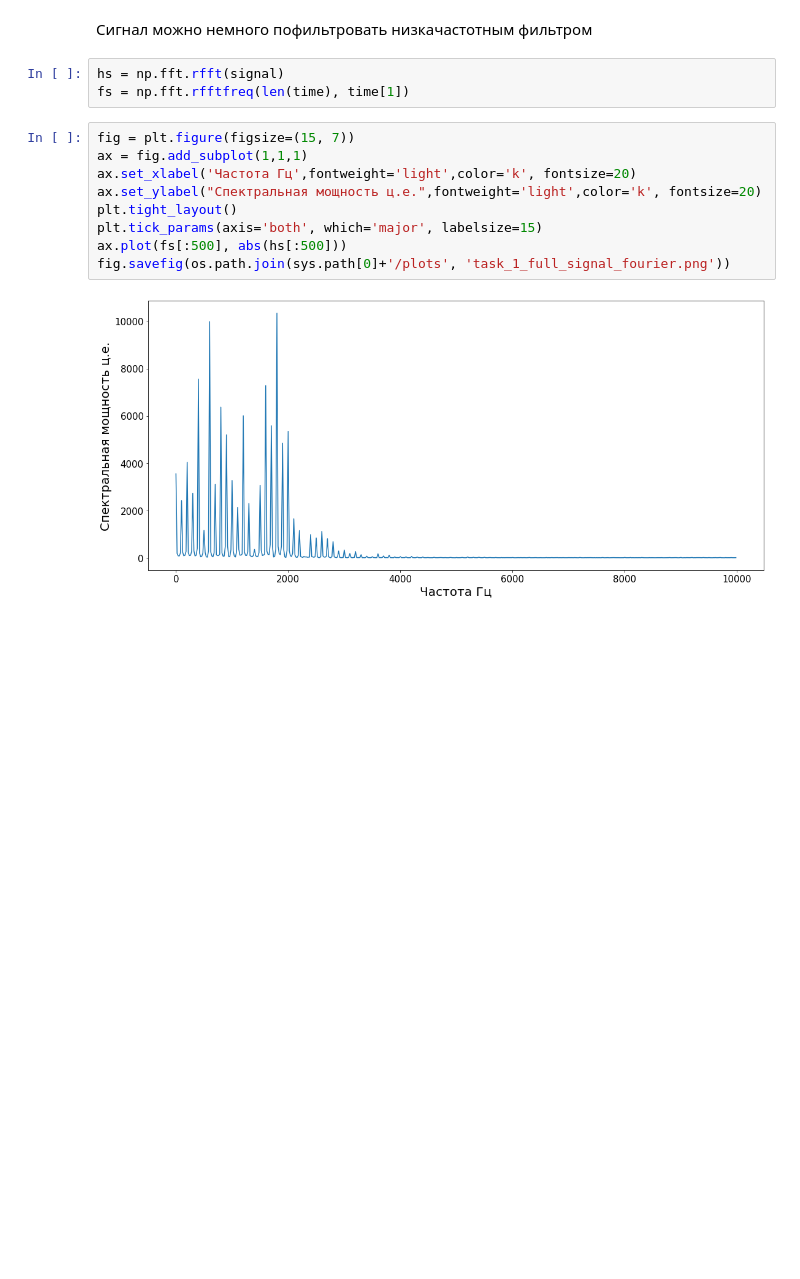
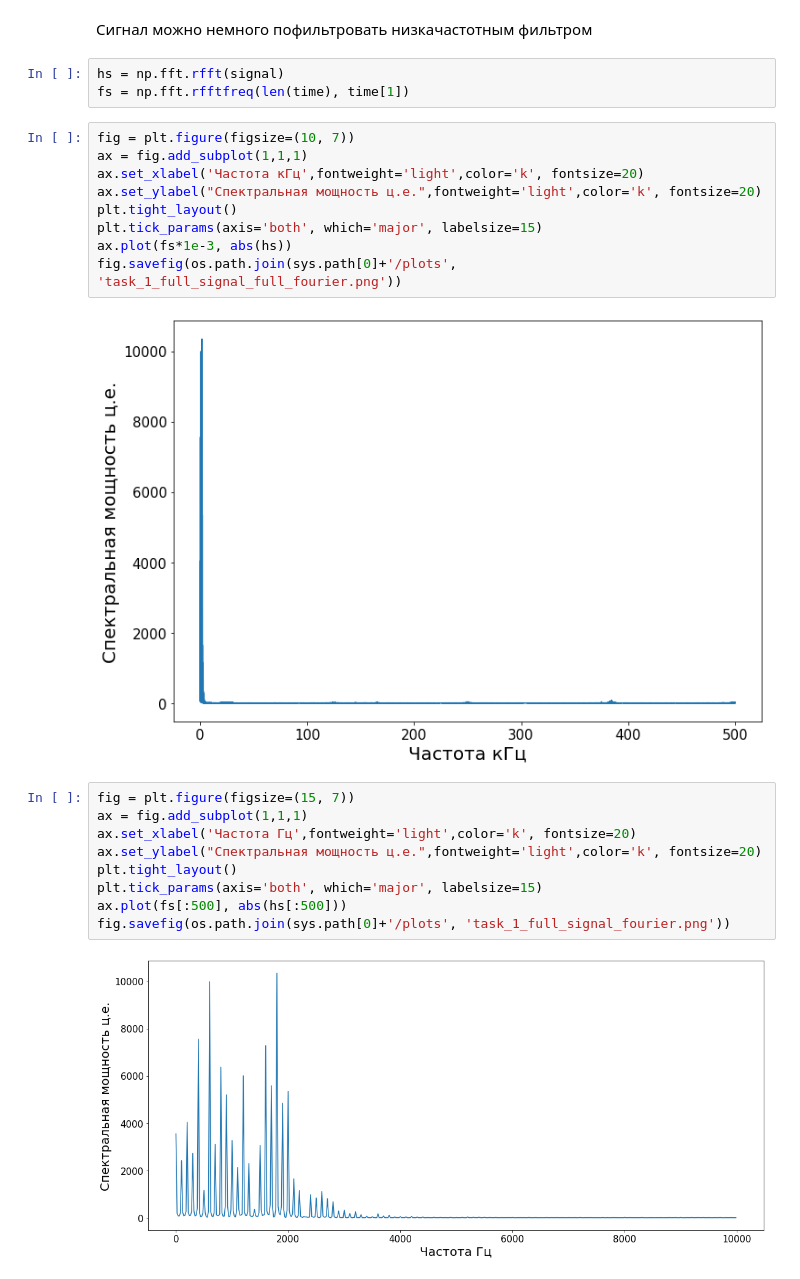
Before and after one commit to starosta39/laboratory_works_3, a Jupyter notebook: Two-beam interferometer/TBI.ipynb, the cells around one changed output. Saved outputs shown, nothing was run; the diff lists cells and outputs as text; blank space fills up the shorter version.

```diff
--- a/Two-beam interferometer/TBI.ipynb
+++ b/Two-beam interferometer/TBI.ipynb
@@ -40,6 +44,17 @@ fig.savefig(os.path.join(sys.path[0]+'/plots', 'task_1_full_signal.png'))
 # %%
 hs = np.fft.rfft(signal)
 fs = np.fft.rfftfreq(len(time), time[1])
+# %%
+fig = plt.figure(figsize=(10, 7))
+ax = fig.add_subplot(1,1,1)
+ax.set_xlabel('Частота кГц',fontweight='light',color='k', fontsize=20)
+ax.set_ylabel("Спектральная мощность ц.е.",fontweight='light',color='k', fontsize=20)
+plt.tight_layout()
+plt.tick_params(axis='both', which='major', labelsize=15)
+ax.plot(fs*1e-3, abs(hs))
+fig.savefig(os.path.join(sys.path[0]+'/plots', 'task_1_full_signal_full_fourier.png'))
+# %% [output]
+[figure, added]
 # %%
 fig = plt.figure(figsize=(15, 7))
 ax = fig.add_subplot(1,1,1)
```
Also changed, not shown: parts of 7 cells of this notebook, 4 other files.
